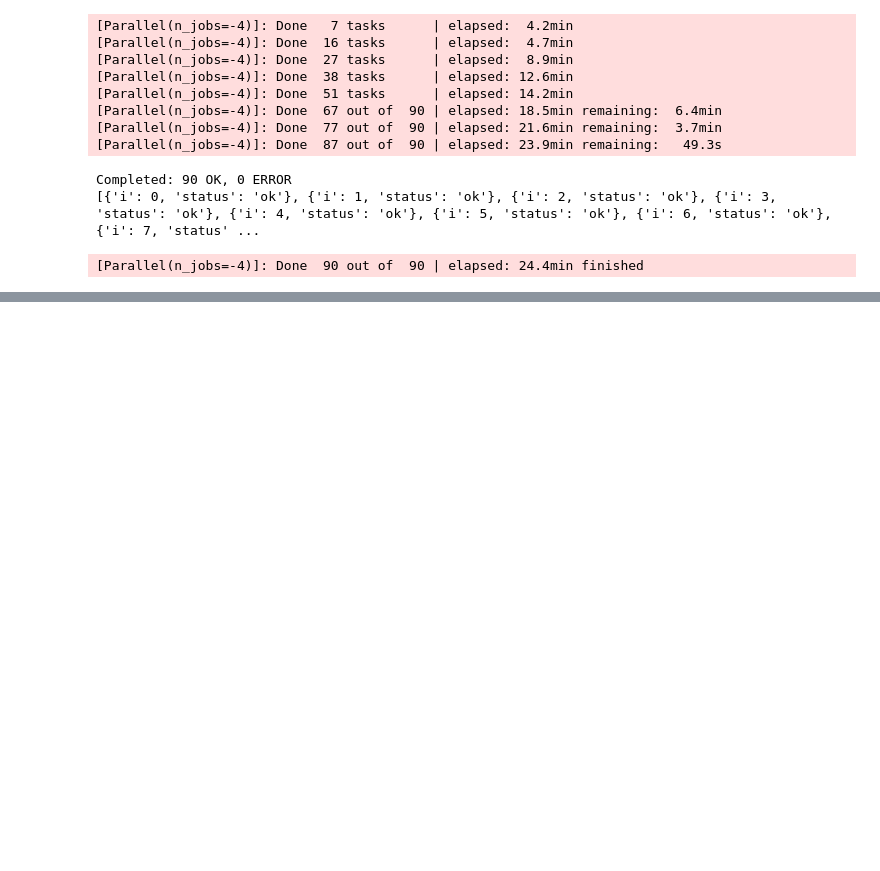
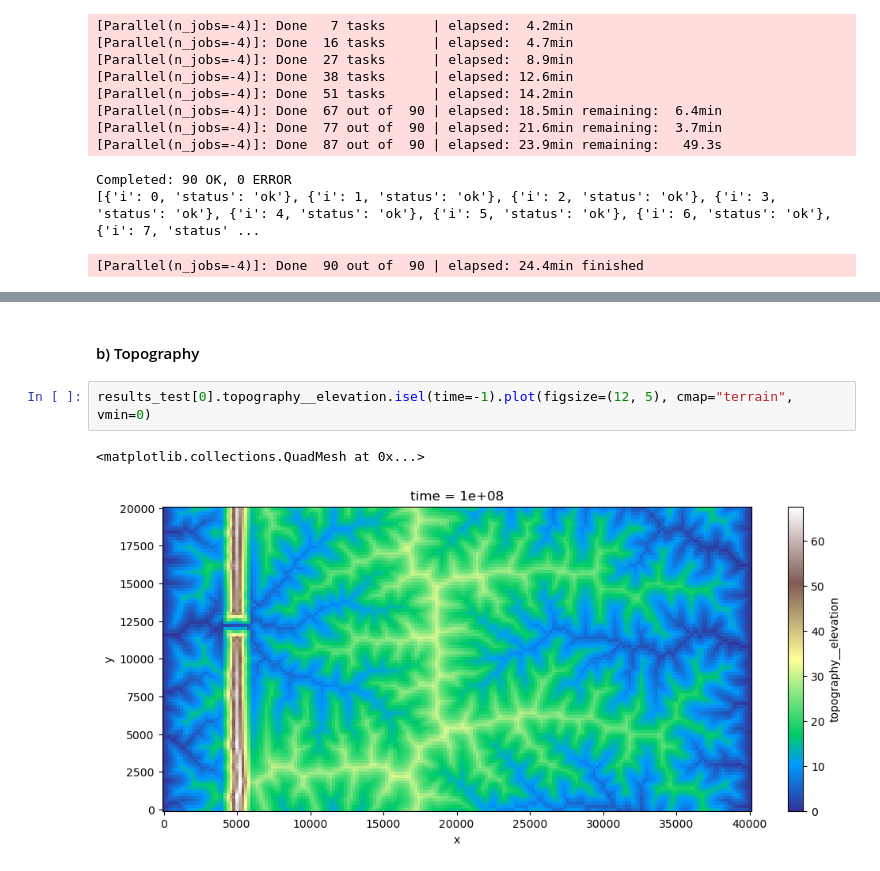
Before and after one commit to maltespringer/Landscape_Evolution_Modelling_FastScape_Graph_Theory, a Jupyter notebook: Project_ESPM_Test.ipynb, the cells around one changed output, grey strips where cells are left out. Drawn from its saved outputs; the diff is of its cells as text; blank space fills up the shorter version.

```diff
--- a/Project_ESPM_Test.ipynb
+++ b/Project_ESPM_Test.ipynb
@@ -1387,0 +396,7 @@ _ = metric_analysis(SIM=SIM_Prec_03, metric="diameter", node_based=False, visual
+# %% [markdown]
+#### b) Topography
+# %%
+results_test[0].topography__elevation.isel(time=-1).plot(figsize=(12, 5), cmap="terrain", vmin=0)
+# %% [output]
+<matplotlib.collections.QuadMesh at 0x...>
+[figure, added]
```
Also changed, not shown: parts of 99 cells of this notebook, 1 other file.
